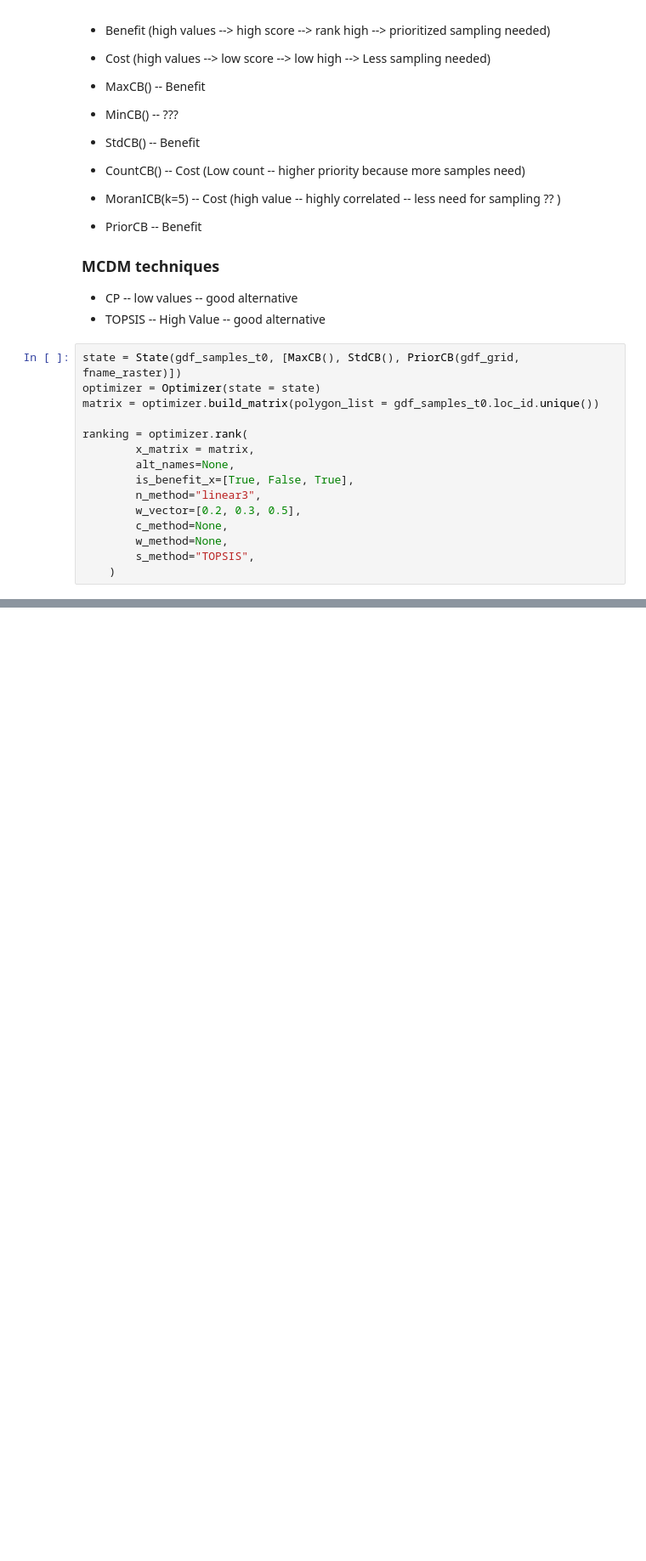
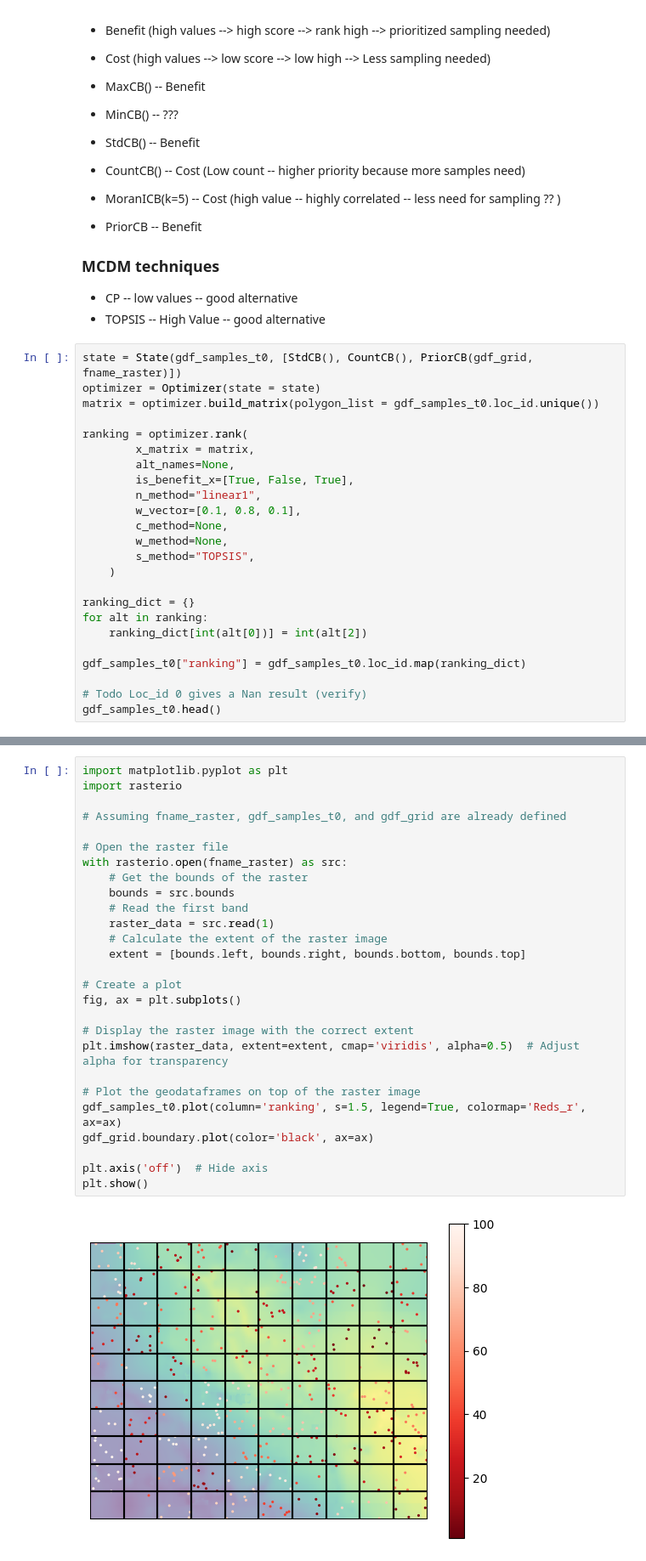
Before and after one commit to franckalbinet/trufl, a Jupyter notebook: nbs/tutorials/quick-start.ipynb, the cells around one changed output, grey strips where cells are left out. Shown at 85% size. Cells and saved outputs as stored; diff of their text form; blank space fills up the shorter version.

```diff
--- a/nbs/tutorials/quick-start.ipynb
+++ b/nbs/tutorials/quick-start.ipynb
@@ -164,7 +164,7 @@ state.get(loc_id=1, as_numpy=True)
 - CP -- low values -- good alternative
 - TOPSIS -- High Value -- good alternative
 # %%
-state = State(gdf_samples_t0, [MaxCB(), StdCB(), PriorCB(gdf_grid, fname_raster)])
+state = State(gdf_samples_t0, [StdCB(), CountCB(), PriorCB(gdf_grid, fname_raster)])
 optimizer = Optimizer(state = state)
 matrix = optimizer.build_matrix(polygon_list = gdf_samples_t0.loc_id.unique())
 
@@ -172,9 +172,18 @@ ranking = optimizer.rank(
         x_matrix = matrix,
         alt_names=None,
         is_benefit_x=[True, False, True],
-        n_method="linear3",
-        w_vector=[0.2, 0.3, 0.5],
+        n_method="linear1",
+        w_vector=[0.1, 0.8, 0.1],
         c_method=None,
         w_method=None,
         s_method="TOPSIS",
     )
+
+ranking_dict = {}
+for alt in ranking:
+    ranking_dict[int(alt[0])] = int(alt[2])
+
+gdf_samples_t0["ranking"] = gdf_samples_t0.loc_id.map(ranking_dict)
+
+# Todo Loc_id 0 gives a Nan result (verify)
+gdf_samples_t0.head()
@@ -202,0 +197,29 @@ gdf_grid.boundary.plot(color=black, ax=ax);
+# %%
+import matplotlib.pyplot as plt
+import rasterio
+
+# Assuming fname_raster, gdf_samples_t0, and gdf_grid are already defined
+
+# Open the raster file
+with rasterio.open(fname_raster) as src:
+    # Get the bounds of the raster
+    bounds = src.bounds
+    # Read the first band
+    raster_data = src.read(1)
+    # Calculate the extent of the raster image
+    extent = [bounds.left, bounds.right, bounds.bottom, bounds.top]
+
+# Create a plot
+fig, ax = plt.subplots()
+
+# Display the raster image with the correct extent
+plt.imshow(raster_data, extent=extent, cmap='viridis', alpha=0.5)  # Adjust alpha for transparency
+
+# Plot the geodataframes on top of the raster image
+gdf_samples_t0.plot(column='ranking', s=1.5, legend=True, colormap='Reds_r', ax=ax)
+gdf_grid.boundary.plot(color='black', ax=ax)
+
+plt.axis('off')  # Hide axis
+plt.show()
+# %% [output]
+[figure, added]
```
Also changed, not shown: parts of 12 cells of this notebook.
